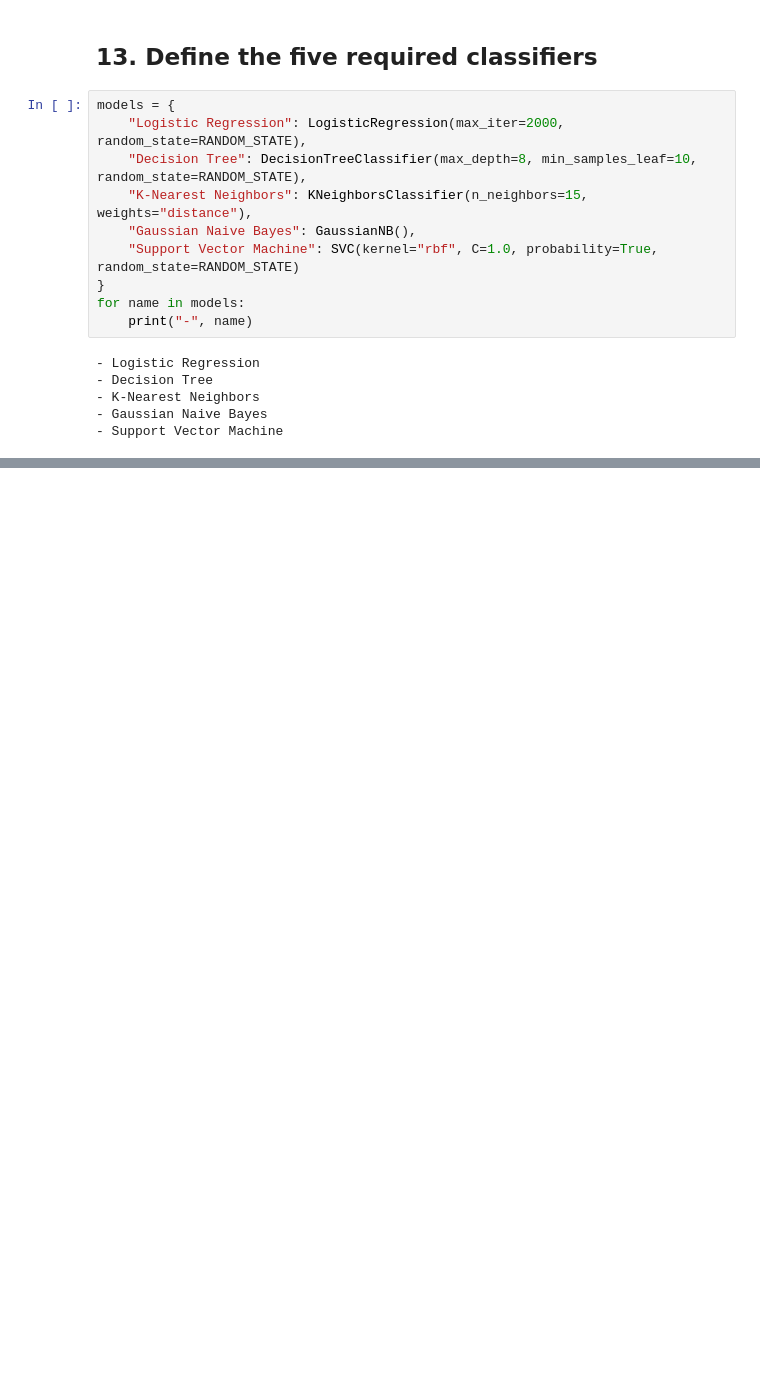
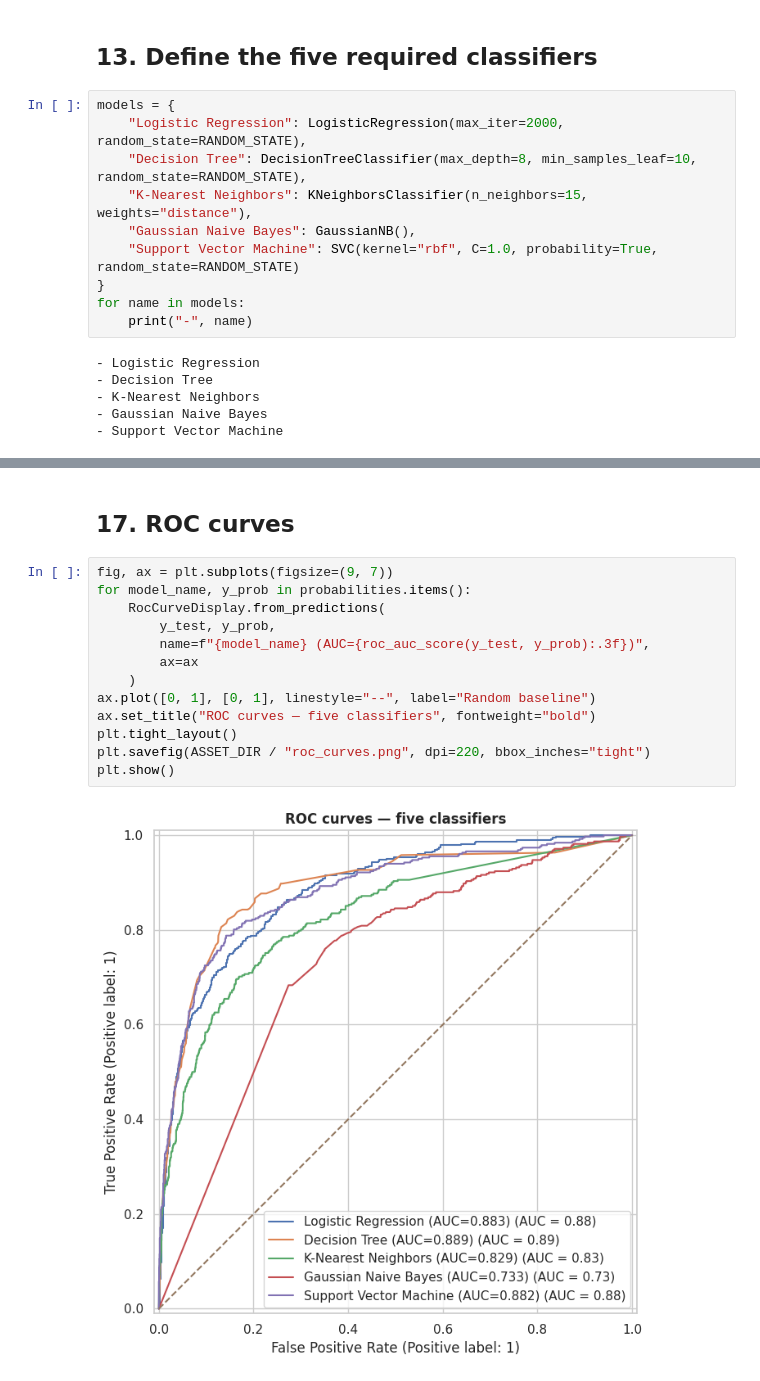
Before and after one commit to Priyasahaana/2026AJ05309_ML_Assignment2_ShopSense_Online_Purchase_Intention, a Jupyter notebook: 2026AJ05309_MACHINE_LEARNING_AIMLZG565_Assignment2.ipynb, the cells around one changed output, grey strips where cells are left out. Cells and saved outputs as stored; diff of their text form; blank space fills up the shorter version.

```diff
--- a/2026AJ05309_MACHINE_LEARNING_AIMLZG565_Assignment2.ipynb
+++ b/2026AJ05309_MACHINE_LEARNING_AIMLZG565_Assignment2.ipynb
@@ -509,0 +679,17 @@ for name in models:
+# %% [markdown]
+## 17. ROC curves
+# %%
+fig, ax = plt.subplots(figsize=(9, 7))
+for model_name, y_prob in probabilities.items():
+    RocCurveDisplay.from_predictions(
+        y_test, y_prob,
+        name=f"{model_name} (AUC={roc_auc_score(y_test, y_prob):.3f})",
+        ax=ax
+    )
+ax.plot([0, 1], [0, 1], linestyle="--", label="Random baseline")
+ax.set_title("ROC curves — five classifiers", fontweight="bold")
+plt.tight_layout()
+plt.savefig(ASSET_DIR / "roc_curves.png", dpi=220, bbox_inches="tight")
+plt.show()
+# %% [output]
+[figure, added]
```
Also changed, not shown: parts of 9 cells of this notebook.
